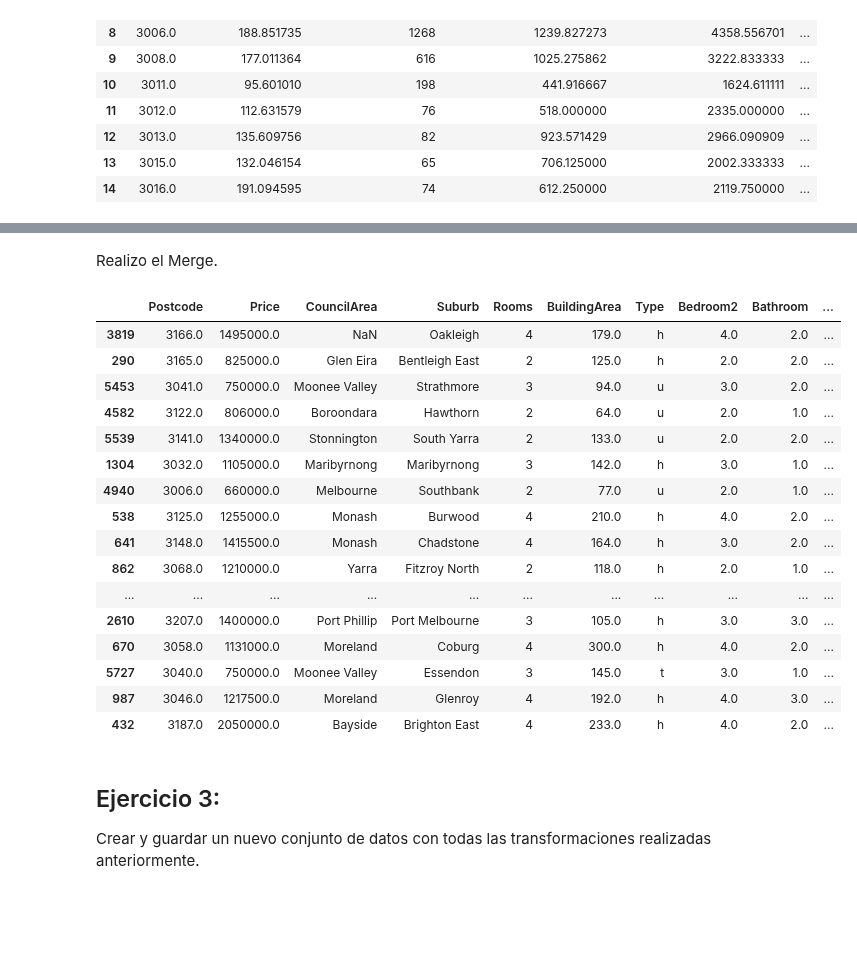
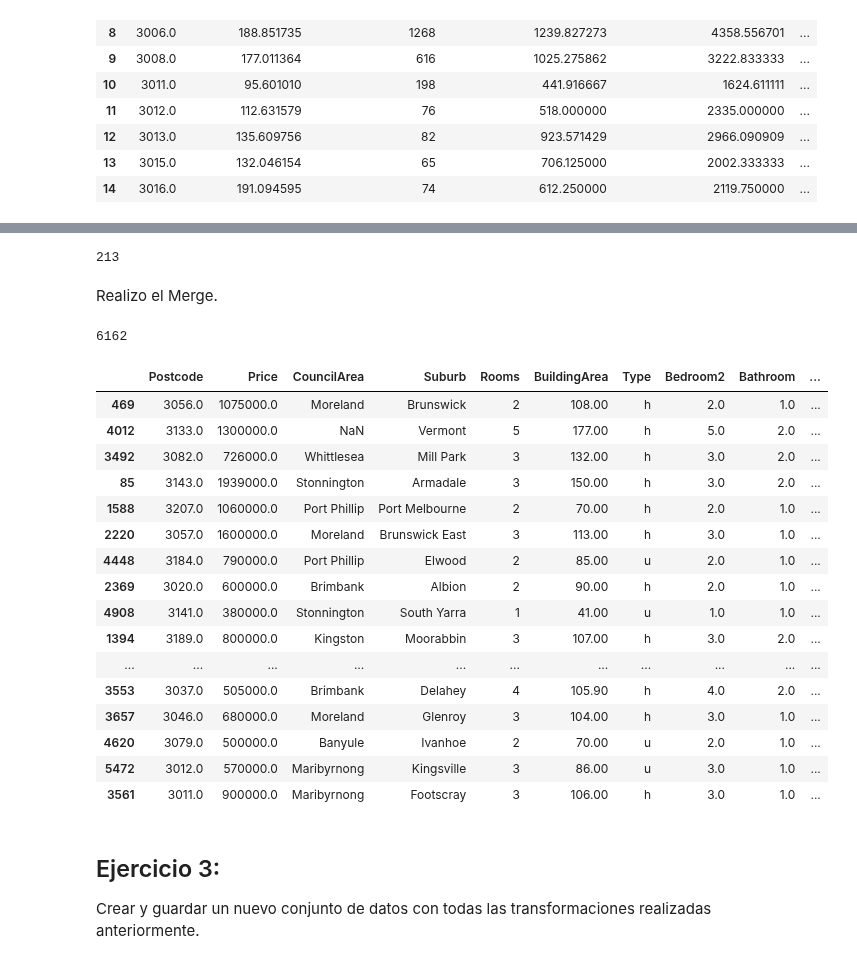
Before and after one commit to JeroFotinos/diplo_datos, a Jupyter notebook: Consignas_Entregable AEyC - Parte 1.ipynb, the cells around one changed output, grey strips where cells are left out. Cells and saved outputs as stored; diff of their text form; code cells hidden in the pictures; blank space fills up the shorter version.

Commit message:
zipcode columns were filtered by minimun value

```diff
--- a/Consignas_Entregable AEyC - Parte 1.ipynb
+++ b/Consignas_Entregable AEyC - Parte 1.ipynb
@@ -968,2 +974,8 @@ airbnb_price_by_zipcode[:15]
+# %%
+airbnb_price_by_zipcode = airbnb_price_by_zipcode[airbnb_price_by_zipcode['airbnb_record_count']>4]
+# %%
+print(len(airbnb_price_by_zipcode))
+# %% [output]
+213
 # %% [markdown]
 Realizo el Merge.
@@ -975,23 +987,25 @@ merged_sales_df = df_melb_filtered.merge(
 # %%
-merged_sales_df.sample(50)
+print(len(merged_sales_df))
+merged_sales_df.sample(20)
 # %% [output]
+6162
 |  | Postcode | Price | CouncilArea | Suburb | Rooms | BuildingArea | Type | Bedroom2 | Bathroom | ... |
-| 3819 | 3166.0 | 1495000.0 | NaN | Oakleigh | 4 | 179.0 | h | 4.0 | 2.0 | ... |
-| 290 | 3165.0 | 825000.0 | Glen Eira | Bentleigh East | 2 | 125.0 | h | 2.0 | 2.0 | ... |
-| 5453 | 3041.0 | 750000.0 | Moonee Valley | Strathmore | 3 | 94.0 | u | 3.0 | 2.0 | ... |
-| 4582 | 3122.0 | 806000.0 | Boroondara | Hawthorn | 2 | 64.0 | u | 2.0 | 1.0 | ... |
-| 5539 | 3141.0 | 1340000.0 | Stonnington | South Yarra | 2 | 133.0 | u | 2.0 | 2.0 | ... |
-| 1304 | 3032.0 | 1105000.0 | Maribyrnong | Maribyrnong | 3 | 142.0 | h | 3.0 | 1.0 | ... |
-| 4940 | 3006.0 | 660000.0 | Melbourne | Southbank | 2 | 77.0 | u | 2.0 | 1.0 | ... |
-| 538 | 3125.0 | 1255000.0 | Monash | Burwood | 4 | 210.0 | h | 4.0 | 2.0 | ... |
-| 641 | 3148.0 | 1415500.0 | Monash | Chadstone | 4 | 164.0 | h | 3.0 | 2.0 | ... |
-| 862 | 3068.0 | 1210000.0 | Yarra | Fitzroy North | 2 | 118.0 | h | 2.0 | 1.0 | ... |
+| 469 | 3056.0 | 1075000.0 | Moreland | Brunswick | 2 | 108.00 | h | 2.0 | 1.0 | ... |
+| 4012 | 3133.0 | 1300000.0 | NaN | Vermont | 5 | 177.00 | h | 5.0 | 2.0 | ... |
+| 3492 | 3082.0 | 726000.0 | Whittlesea | Mill Park | 3 | 132.00 | h | 3.0 | 2.0 | ... |
+| 85 | 3143.0 | 1939000.0 | Stonnington | Armadale | 3 | 150.00 | h | 3.0 | 2.0 | ... |
+| 1588 | 3207.0 | 1060000.0 | Port Phillip | Port Melbourne | 2 | 70.00 | h | 2.0 | 1.0 | ... |
+| 2220 | 3057.0 | 1600000.0 | Moreland | Brunswick East | 3 | 113.00 | h | 3.0 | 1.0 | ... |
+| 4448 | 3184.0 | 790000.0 | Port Phillip | Elwood | 2 | 85.00 | u | 2.0 | 1.0 | ... |
+| 2369 | 3020.0 | 600000.0 | Brimbank | Albion | 2 | 90.00 | h | 2.0 | 1.0 | ... |
+| 4908 | 3141.0 | 380000.0 | Stonnington | South Yarra | 1 | 41.00 | u | 1.0 | 1.0 | ... |
+| 1394 | 3189.0 | 800000.0 | Kingston | Moorabbin | 3 | 107.00 | h | 3.0 | 2.0 | ... |
 | ... | ... | ... | ... | ... | ... | ... | ... | ... | ... | ... |
-| 2610 | 3207.0 | 1400000.0 | Port Phillip | Port Melbourne | 3 | 105.0 | h | 3.0 | 3.0 | ... |
-| 670 | 3058.0 | 1131000.0 | Moreland | Coburg | 4 | 300.0 | h | 4.0 | 2.0 | ... |
-| 5727 | 3040.0 | 750000.0 | Moonee Valley | Essendon | 3 | 145.0 | t | 3.0 | 1.0 | ... |
-| 987 | 3046.0 | 1217500.0 | Moreland | Glenroy | 4 | 192.0 | h | 4.0 | 3.0 | ... |
-| 432 | 3187.0 | 2050000.0 | Bayside | Brighton East | 4 | 233.0 | h | 4.0 | 2.0 | ... |
+| 3553 | 3037.0 | 505000.0 | Brimbank | Delahey | 4 | 105.90 | h | 4.0 | 2.0 | ... |
+| 3657 | 3046.0 | 680000.0 | Moreland | Glenroy | 3 | 104.00 | h | 3.0 | 1.0 | ... |
+| 4620 | 3079.0 | 500000.0 | Banyule | Ivanhoe | 2 | 70.00 | u | 2.0 | 1.0 | ... |
+| 5472 | 3012.0 | 570000.0 | Maribyrnong | Kingsville | 3 | 86.00 | u | 3.0 | 1.0 | ... |
+| 3561 | 3011.0 | 900000.0 | Maribyrnong | Footscray | 3 | 106.00 | h | 3.0 | 1.0 | ... |
 # %% [markdown]
 ## Ejercicio 3:
 
```
Also changed, not shown: parts of 11 cells of this notebook.
